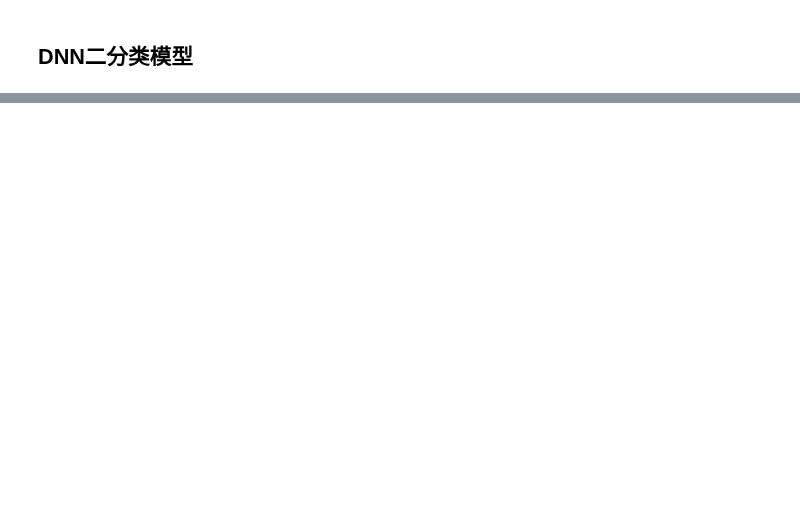
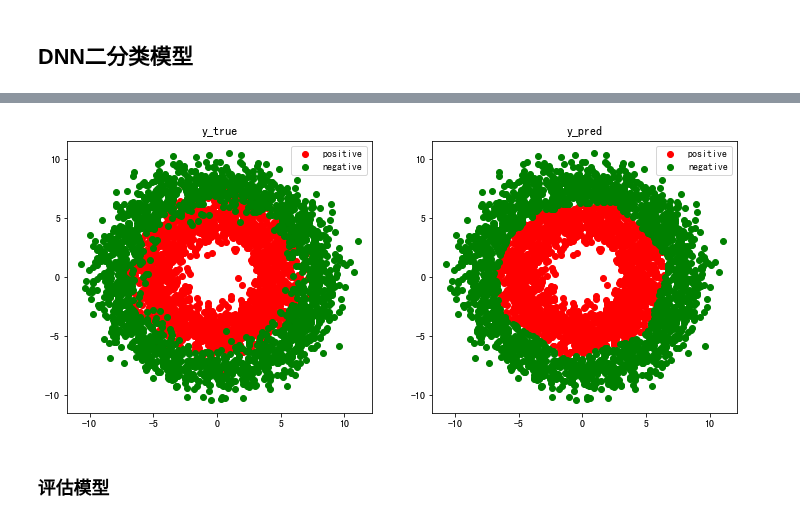
Before and after one commit to michaelzhouy/DeepLearning, a Jupyter notebook: 05-20天吃透PyTorch/03-PyTorch的层次结构/03-高阶API.ipynb, the cells around one changed output, grey strips where cells are left out. Saved outputs shown, nothing was run; the diff lists cells and outputs as text; code cells hidden in the pictures; blank space fills up the shorter version.

```diff
--- a/05-20天吃透PyTorch/03-PyTorch的层次结构/03-高阶API.ipynb
+++ b/05-20天吃透PyTorch/03-PyTorch的层次结构/03-高阶API.ipynb
@@ -247,0 +289,22 @@ dl_valid = DataLoader(ds_valid, batch_size=100, num_workers=2)
+# %%
+def accuracy(y_pred, y_true):
+    y_pred = torch.where(
+        y_pred > 0.5,
+        torch.ones_like(y_pred, dtype=torch.float32),
+        torch.zeros_like(y_pred, dtype=torch.float32)
+    )
+    acc = torch.mean(1 - abs(y_true - y_pred))
+    return acc
+
+model.compile(
+    loss_func=nn.BCELoss(),
+    optimizer=torch.optim.Adam(model.parameters(), lr=0.01),
+    metrics_dict={'accuracy': accuracy}
+)
+
+dfhistory = model.fit(
+    epochs=100,
+    dl_train=dl_train,
+    dl_val=dl_valid,
+    log_step_freq=10
+)
@@ -247,0 +329,21 @@ dl_valid = DataLoader(ds_valid, batch_size=100, num_workers=2)
+# %%
+# 结果可视化
+fig, (ax1, ax2) = plt.subplots(nrows=1, ncols=2, figsize=(12,5))
+ax1.scatter(Xp[:, 0], Xp[:, 1], c="r")
+ax1.scatter(Xn[:, 0], Xn[:, 1], c="g")
+ax1.legend(["positive", "negative"])
+ax1.set_title("y_true")
+
+# torch.squeeze() 将张量维度中的1去除
+Xp_pred = X[torch.squeeze(model.forward(X) >= 0.5)]
+Xn_pred = X[torch.squeeze(model.forward(X) < 0.5)]
+
+ax2.scatter(Xp_pred[:, 0], Xp_pred[:, 1], c="r")
+ax2.scatter(Xn_pred[:, 0], Xn_pred[:, 1], c="g")
+ax2.legend(["positive", "negative"])
+ax2.set_title("y_pred")
+plt.show()
+# %% [output]
+[figure, added]
+# %% [markdown]
+### 评估模型
```
Also changed, not shown: parts of 21 cells of this notebook.
